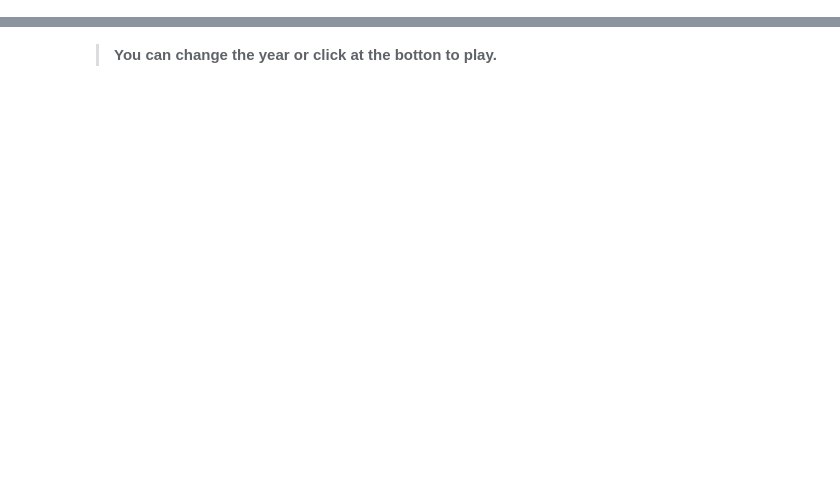
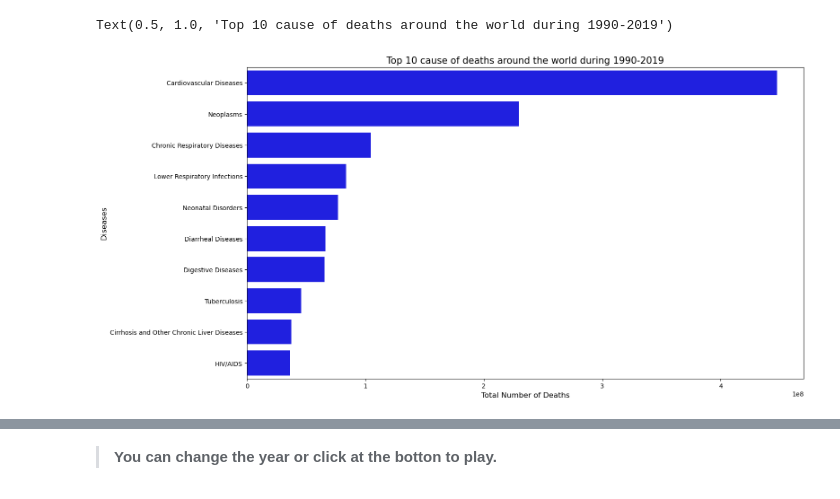
Before and after one commit to kamala2dt/Cause-of-Deaths-Analysis, a Jupyter notebook: cause-of-deaths-analysis.ipynb, the cells around one changed output, grey strips where cells are left out. Drawn from its saved outputs; the diff is of its cells as text; code cells hidden in the pictures; blank space fills up the shorter version.

```diff
--- a/cause-of-deaths-analysis.ipynb
+++ b/cause-of-deaths-analysis.ipynb
@@ -362,0 +237,8 @@ fig.show()
+# %%
+# Find the total number of each disease
+
+disease_df = df[cause_of_deaths].sum().to_frame().reset_index()
+
+disease_df.rename(columns = {'index': 'Diseases', 0:'Total_deaths'}, inplace = True)
+
+disease_df
@@ -362,0 +263,6 @@ fig.show()
+# %%
+# Find the top 10 cause of deaths
+
+Top10_diseases = disease_df.sort_values(by='Total_deaths',ascending = False).head(10)
+
+Top10_diseases
@@ -362,0 +281,14 @@ fig.show()
+# %%
+# Create a bar chart of Top 10 cause of deaths
+
+plt.figure(figsize=(16,9))
+
+sns.barplot(data = Top10_diseases, x = 'Total_deaths', y = 'Diseases', color = 'Blue')
+
+# Add some text for labels, title
+plt.xlabel('Total Number of Deaths', fontsize = 12)
+plt.ylabel('Diseases', fontsize = 12)
+plt.title('Top 10 cause of deaths around the world during 1990-2019', fontsize =15)
+# %% [output]
+Text(0.5, 1.0, 'Top 10 cause of deaths around the world during 1990-2019')
+[figure, added]
```
Also changed, not shown: parts of 136 cells of this notebook.
